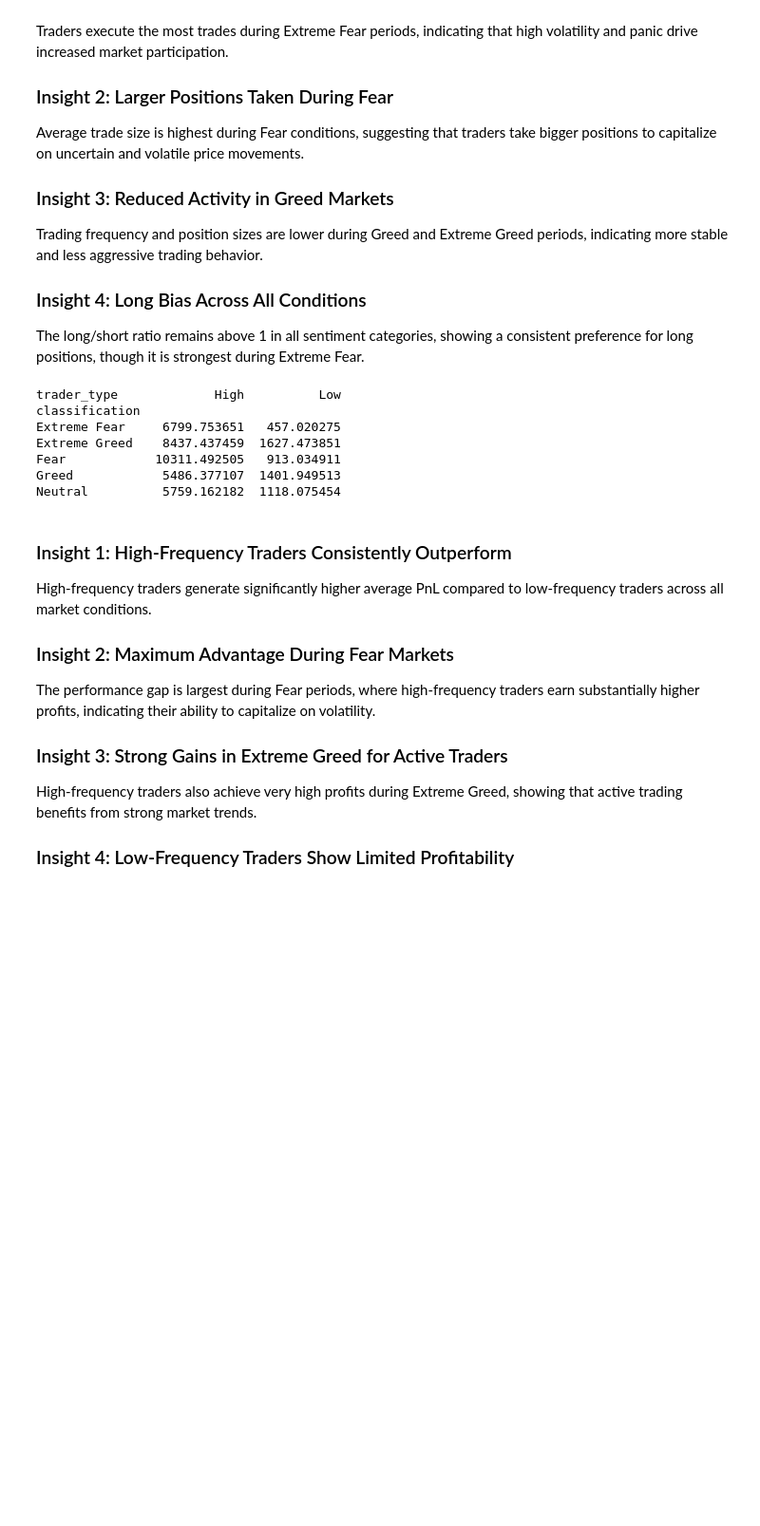
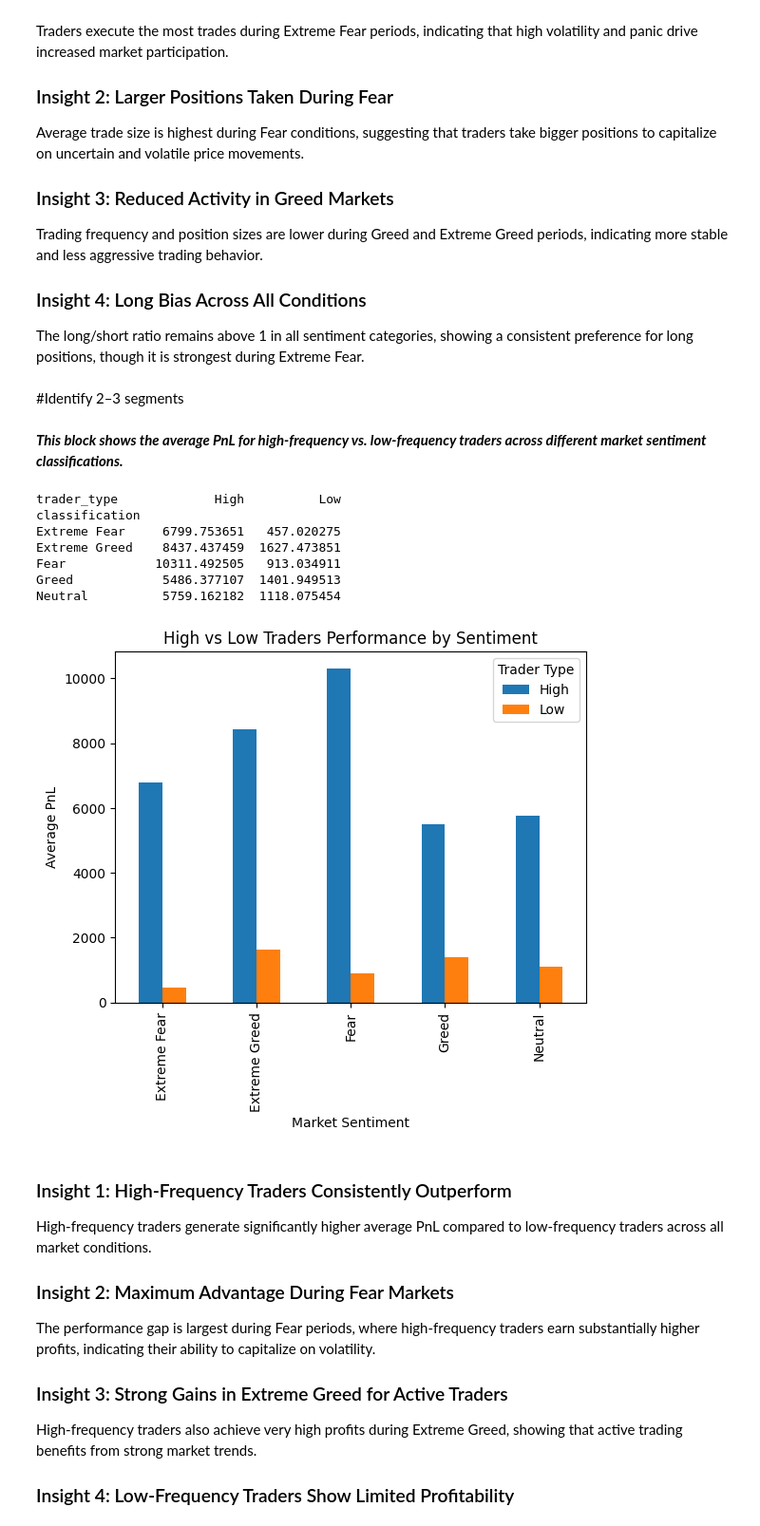
Before and after one commit to parasssssss/trader-sentiment-analysis, a Jupyter notebook: notebook/Primetrade_ai_round_0_.ipynb, the cells around one changed output. Shown at 95% size. Cells and saved outputs as stored; diff of their text form; code cells hidden in the pictures; blank space fills up the shorter version.

```diff
--- a/notebook/Primetrade_ai_round_0_.ipynb
+++ b/notebook/Primetrade_ai_round_0_.ipynb
@@ -242,16 +281,31 @@ Trading frequency and position sizes are lower during Greed and Extreme Greed pe
 
 ### Insight 4: Long Bias Across All Conditions
 The long/short ratio remains above 1 in all sentiment categories, showing a consistent preference for long positions, though it is strongest during Extreme Fear.
-# %%
-print(final_df.groupby(['classification','trader_type'])['Closed PnL'].mean().unstack())
-# %% [output]
-trader_type             High          Low
-classification
-Extreme Fear     6799.753651   457.020275
-Extreme Greed    8437.437459  1627.473851
-Fear            10311.492505   913.034911
-Greed            5486.377107  1401.949513
-Neutral          5759.162182  1118.075454
+# %% [markdown]
+#Identify 2–3 segments
+# %% [markdown]
+***This block shows the average PnL for high-frequency vs. low-frequency traders across different market sentiment classifications.***
+# %%
+
+trader_perf = final_df.groupby(['classification','trader_type'])['Closed PnL'].mean().unstack()
+print(trader_perf)
+
+
+trader_perf.plot(kind='bar')
+plt.title("High vs Low Traders Performance by Sentiment")
+plt.xlabel("Market Sentiment")
+plt.ylabel("Average PnL")
+plt.legend(title="Trader Type")
+plt.show()
+# %% [output]
+trader_type             High          Low
+classification
+Extreme Fear     6799.753651   457.020275
+Extreme Greed    8437.437459  1627.473851
+Fear            10311.492505   913.034911
+Greed            5486.377107  1401.949513
+Neutral          5759.162182  1118.075454
+[figure, added]
 # %% [markdown]
 ### Insight 1: High-Frequency Traders Consistently Outperform
 High-frequency traders generate significantly higher average PnL compared to low-frequency traders across all market conditions.
```
Also changed, not shown: parts of 50 cells of this notebook.
